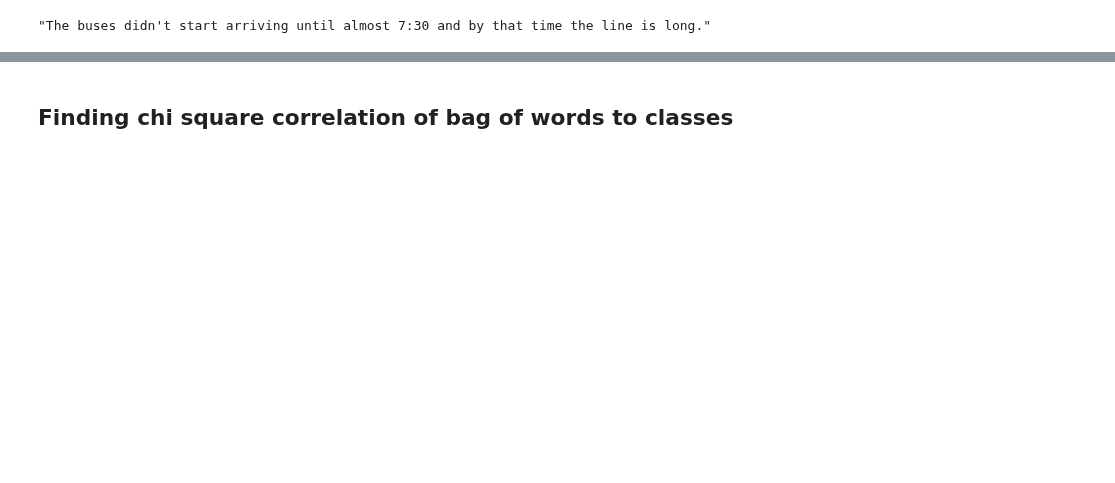
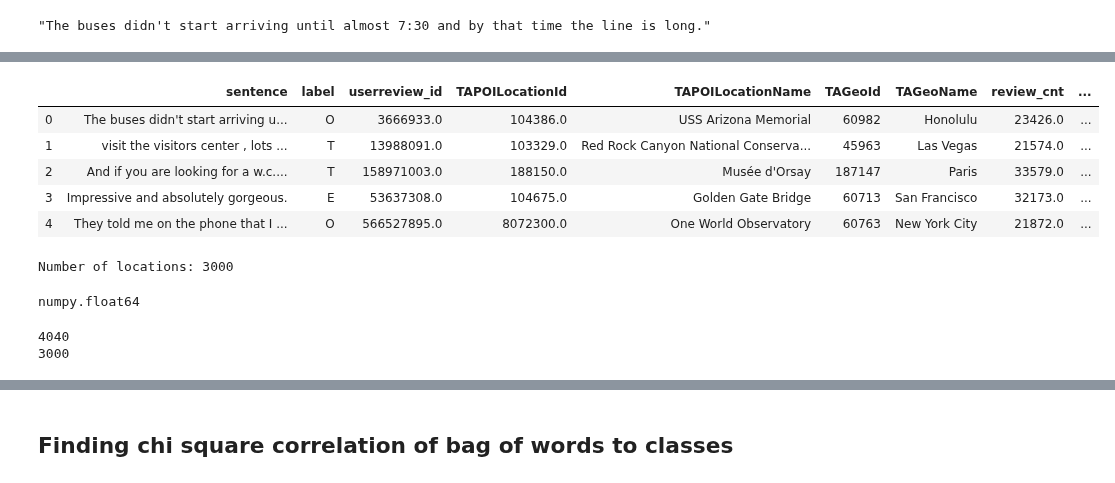
Before and after one commit to JohnHoos/tripadvisor-capstone, a Jupyter notebook: naive-supervised.ipynb, the cells around one changed output, grey strips where cells are left out. Cells and saved outputs as stored; diff of their text form; code cells hidden in the pictures; blank space fills up the shorter version.

```diff
--- a/naive-supervised.ipynb
+++ b/naive-supervised.ipynb
@@ -90,0 +292,26 @@ plt.show()
+# %%
+df = pd.read_csv('labelled.csv')
+df.head()
+# %% [output]
+|  | sentence | label | userreview_id | TAPOILocationId | TAPOILocationName | TAGeoId | TAGeoName | review_cnt | ... |
+| 0 | The buses didn't start arriving u... | O | 3666933.0 | 104386.0 | USS Arizona Memorial | 60982 | Honolulu | 23426.0 | ... |
+| 1 | visit the visitors center , lots ... | T | 13988091.0 | 103329.0 | Red Rock Canyon National Conserva... | 45963 | Las Vegas | 21574.0 | ... |
+| 2 | And if you are looking for a w.c.... | T | 158971003.0 | 188150.0 | Musée d'Orsay | 187147 | Paris | 33579.0 | ... |
+| 3 | Impressive and absolutely gorgeous. | E | 53637308.0 | 104675.0 | Golden Gate Bridge | 60713 | San Francisco | 32173.0 | ... |
+| 4 | They told me on the phone that I ... | O | 566527895.0 | 8072300.0 | One World Observatory | 60763 | New York City | 21872.0 | ... |
+# %%
+print ('Number of locations: ' + str(df['TAPOILocationId'].count()))
+assert df['TAPOILocationId'].count() == df['TAPOILocationName'].count()
+# %% [output]
+Number of locations: 3000
+# %%
+type(df['TAPOILocationId'][0])
+# %% [output]
+numpy.float64
+# %%
+df_reviews = df[~df['TAPOILocationId'].isnull()]
+print (len(df))
+print (len(df_reviews))
+# %% [output]
+4040
+3000
```
Also changed, not shown: parts of 37 cells of this notebook, 1 other file.
